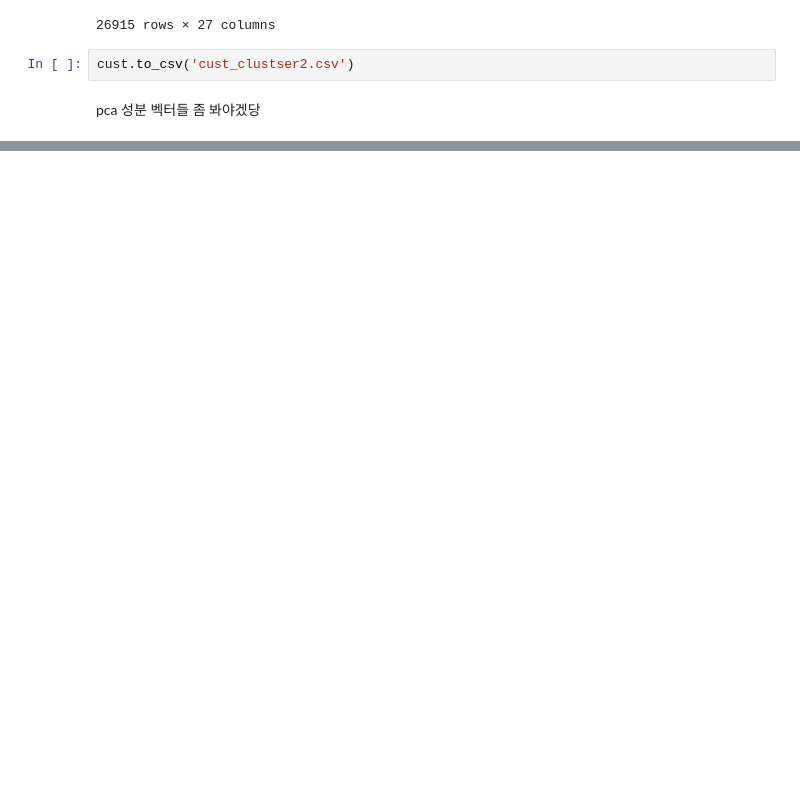
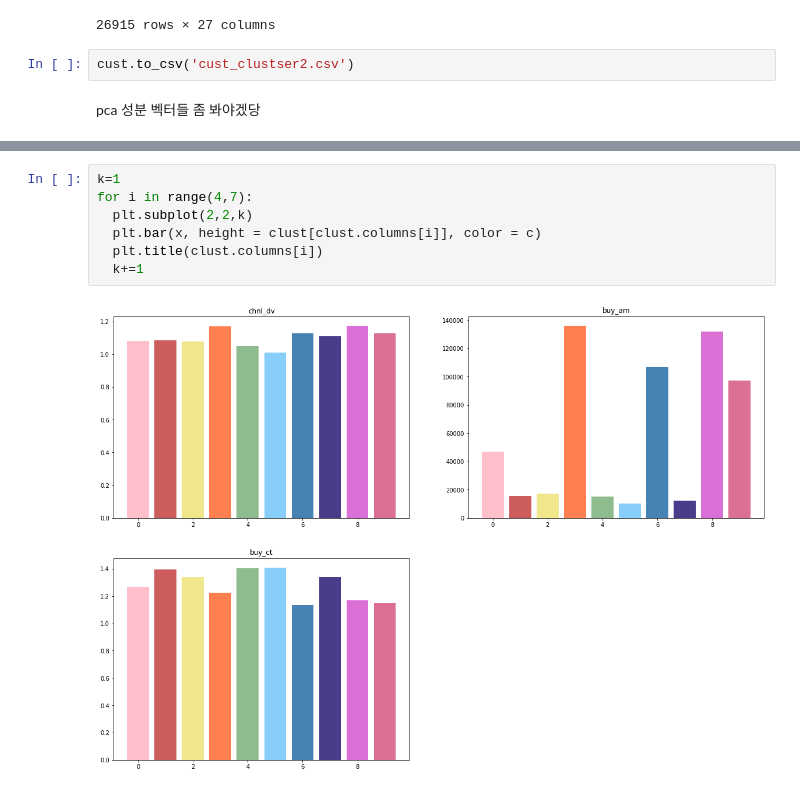
Before and after one commit to JJungEEun/lotte_project, a Jupyter notebook: 고객_클러스터링_수정.ipynb, the cells around one changed output, grey strips where cells are left out. Drawn from its saved outputs; the diff is of its cells as text; blank space fills up the shorter version.

```diff
--- a/고객_클러스터링_수정.ipynb
+++ b/고객_클러스터링_수정.ipynb
@@ -1276,0 +1311,9 @@ pca 성분 벡터들 좀 봐야겠당
+# %%
+k=1
+for i in range(4,7):
+  plt.subplot(2,2,k)
+  plt.bar(x, height = clust[clust.columns[i]], color = c)
+  plt.title(clust.columns[i])
+  k+=1
+# %% [output]
+[figure, added]
```
Also changed, not shown: parts of 20 cells of this notebook.
